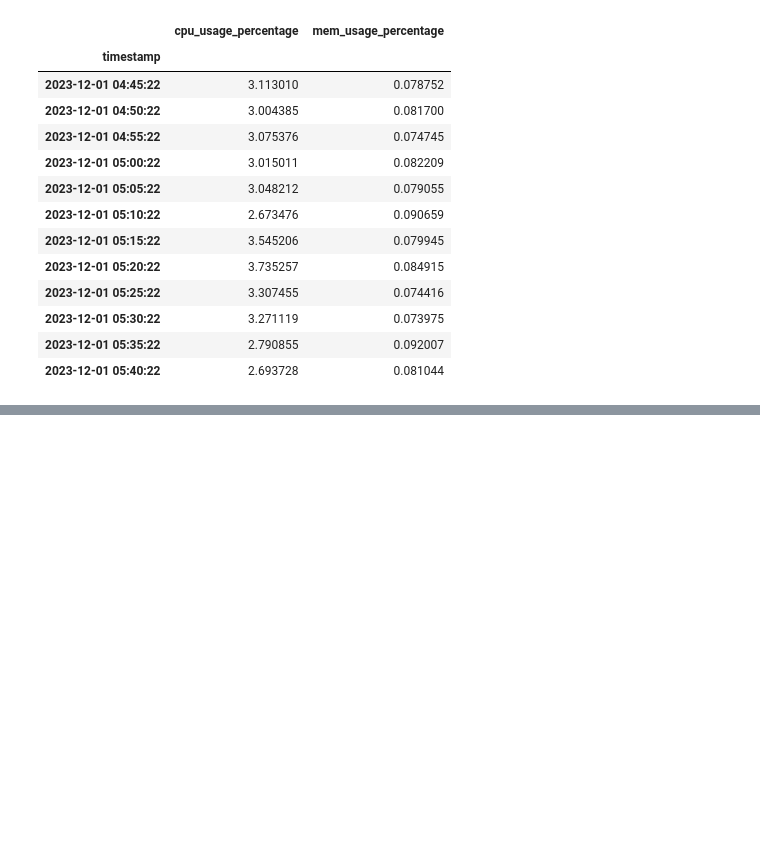
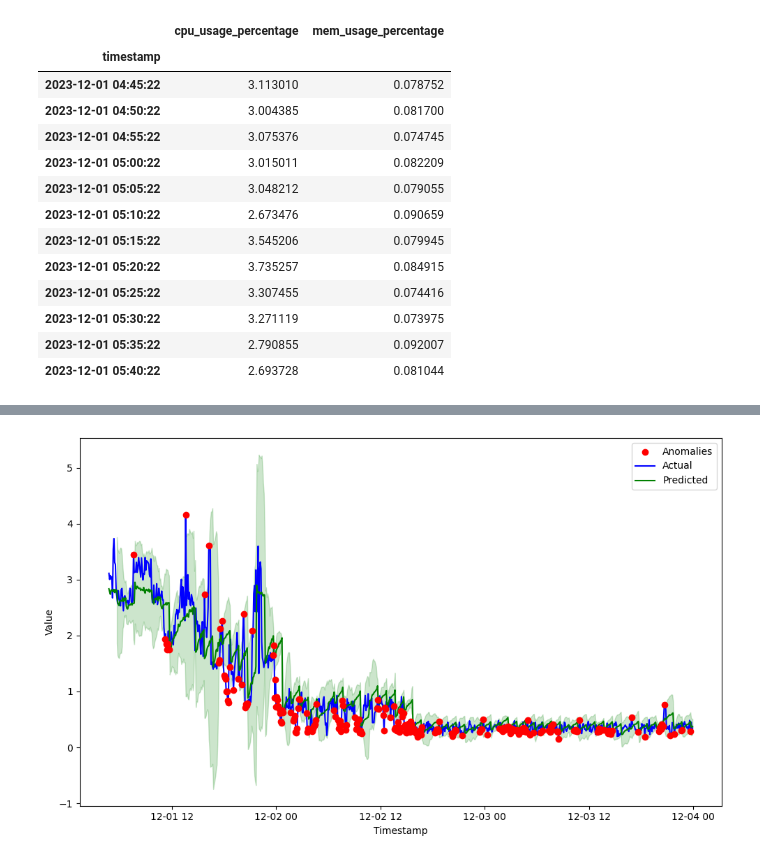
Before and after one commit to mlassak/anomaly-detection, a Jupyter notebook: multivar_lstm_example.ipynb, the cells around one changed output, grey strips where cells are left out. Drawn from its saved outputs; the diff is of its cells as text; code cells hidden in the pictures; blank space fills up the shorter version.

```diff
--- a/multivar_lstm_example.ipynb
+++ b/multivar_lstm_example.ipynb
@@ -184,0 +192,11 @@ lstm.plotter.plot_anomalies(anomaly_df, 5.0)
+# %%
+anomaly_df_2 = lstm.flag_anomalies_adaptive(
+    eval_df["actual"],
+    eval_df["predicted"],
+    2.0,
+    12,
+)
+# %%
+lstm.plotter.plot_anomalies_adaptive(anomaly_df_2)
+# %% [output]
+[figure, added]
```
Also changed, not shown: parts of 7 cells of this notebook, 31 other files.
